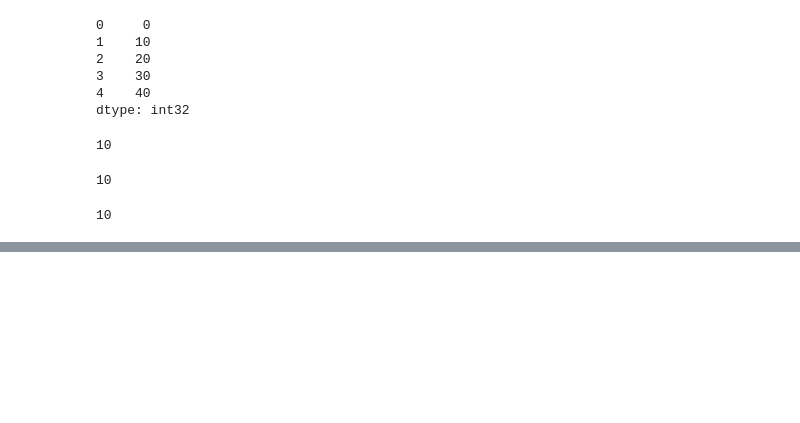
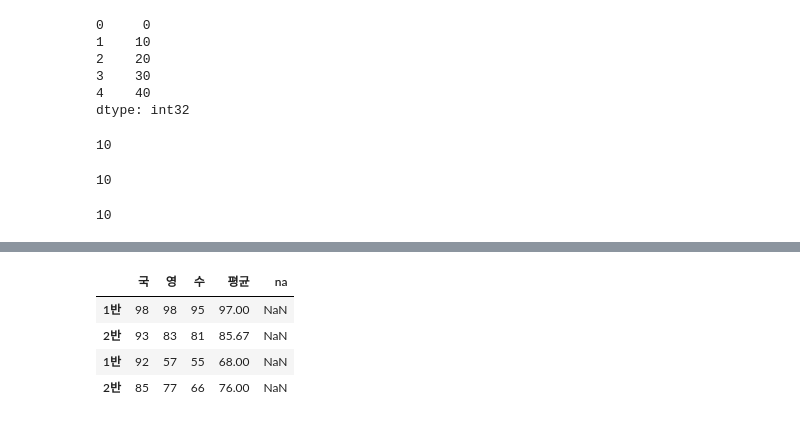
Before and after one commit to won195/TIL, a Jupyter notebook: [Summary_시리즈_2]_30분_Numpy,_Pandas_요약.ipynb, the cells around one changed output, grey strips where cells are left out. Cells and saved outputs as stored; diff of their text form; code cells hidden in the pictures; blank space fills up the shorter version.

```diff
--- a/[Summary_시리즈_2]_30분_Numpy,_Pandas_요약.ipynb
+++ b/[Summary_시리즈_2]_30분_Numpy,_Pandas_요약.ipynb
@@ -352,0 +468,3 @@ a.iloc[1]
+# %%
+rawData = np.random.randint(50, 100, size=(4,3))
+rawData
@@ -352,0 +476,3 @@ a.iloc[1]
+# %%
+df = pd.DataFrame(rawData, index=['1반','2반','1반','2반'], columns=['국','영','수'])
+df
@@ -352,0 +493,3 @@ a.iloc[1]
+# %%
+df['평균'] = round((df['국'] + df['영'] + df['수'])/3, 2)
+df
@@ -352,0 +502,9 @@ a.iloc[1]
+# %%
+df['na'] = np.nan
+df
+# %% [output]
+|  | 국 | 영 | 수 | 평균 | na |
+| 1반 | 98 | 98 | 95 | 97.00 | NaN |
+| 2반 | 93 | 83 | 81 | 85.67 | NaN |
+| 1반 | 92 | 57 | 55 | 68.00 | NaN |
+| 2반 | 85 | 77 | 66 | 76.00 | NaN |
```
Also changed, not shown: parts of 58 cells of this notebook.
